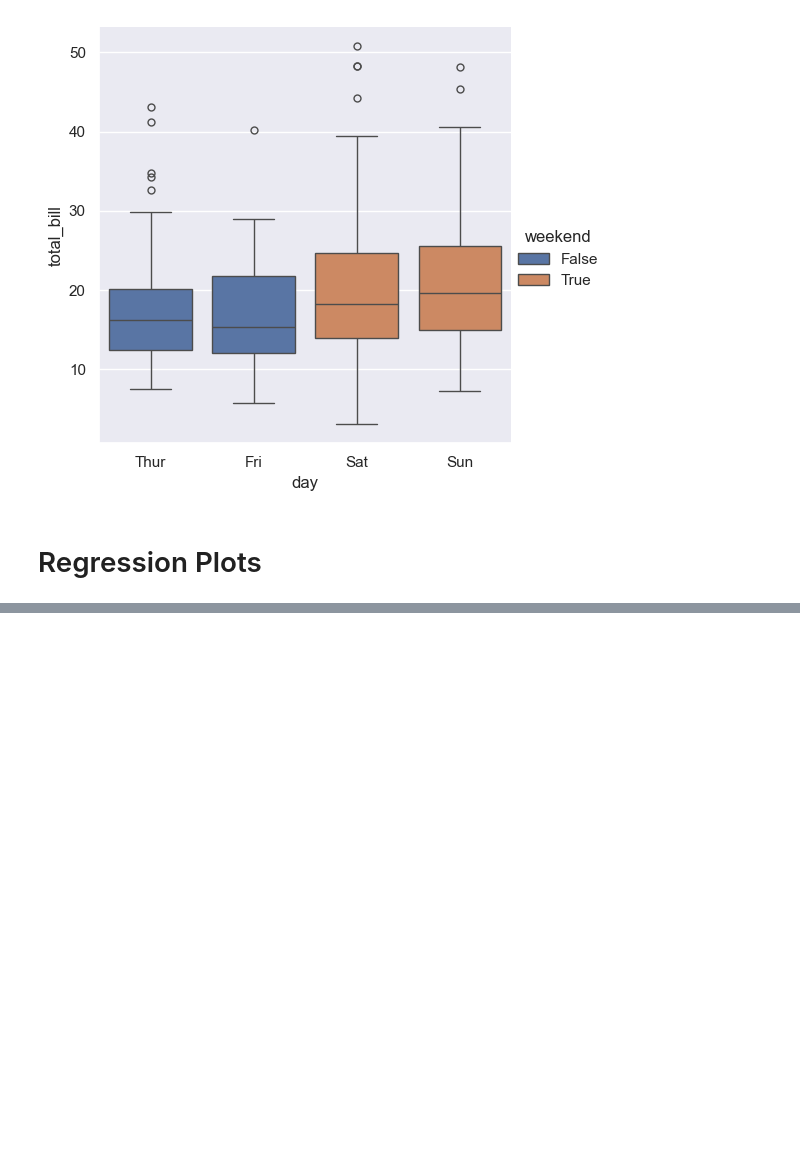
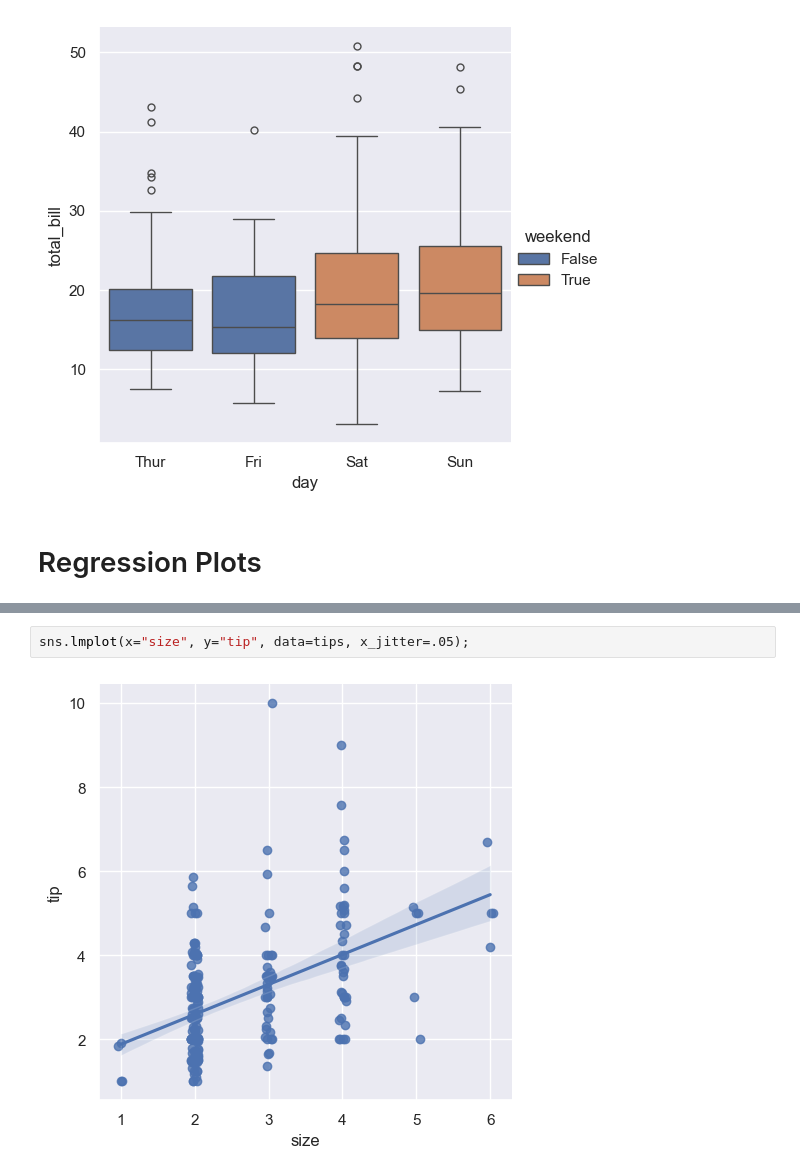
Before and after one commit to y-usuf09/Python---Data-Analytics, a Jupyter notebook: Data Analysis/seaborn.ipynb, the cells around one changed output, grey strips where cells are left out. Drawn from its saved outputs; the diff is of its cells as text; blank space fills up the shorter version.

```diff
--- a/Data Analysis/seaborn.ipynb
+++ b/Data Analysis/seaborn.ipynb
@@ -228,0 +242,4 @@ sns.catplot(data=tips, x="day", y="total_bill", hue="weekend", kind="box")
+# %%
+sns.lmplot(x="size", y="tip", data=tips, x_jitter=.05);
+# %% [output]
+[figure, added]
```
Also changed, not shown: parts of 11 cells of this notebook, 1 other file.
